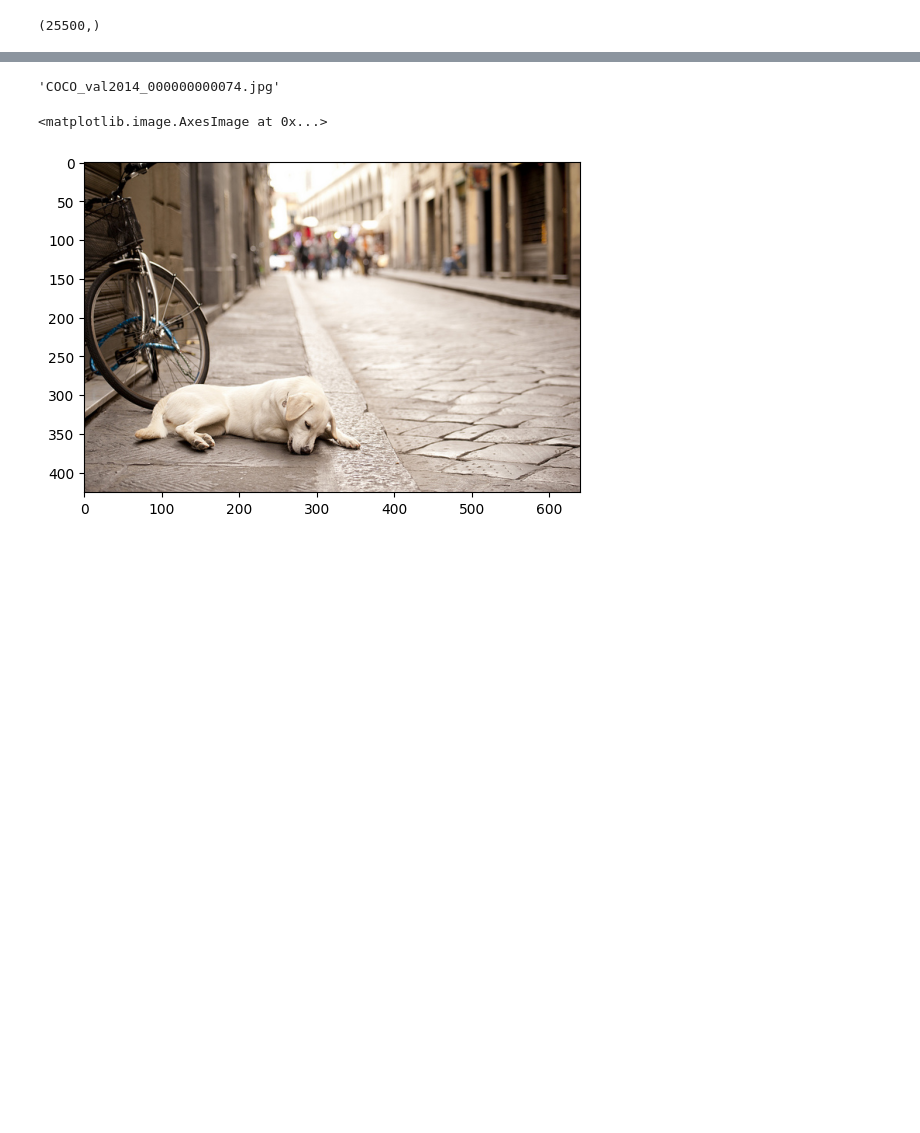
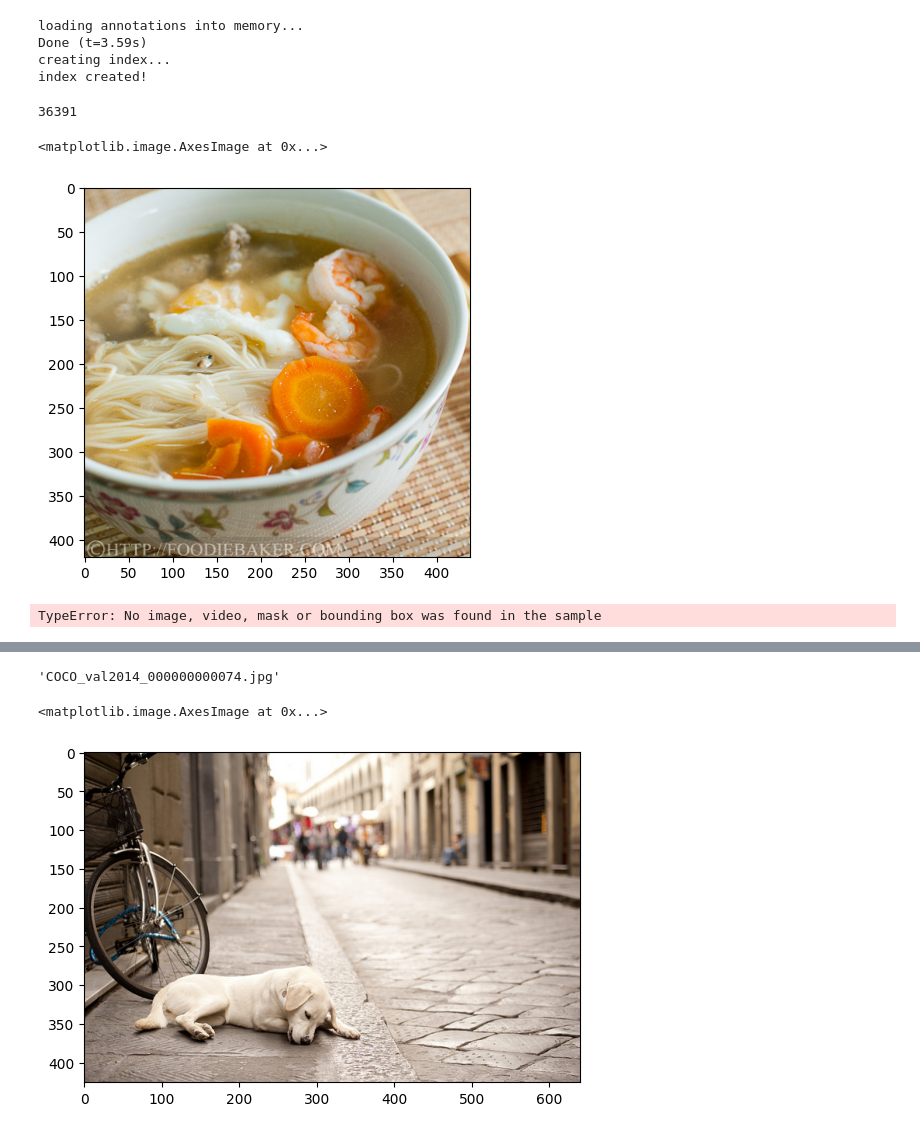
Before and after one commit to mbisan/outlier-detection, a Jupyter notebook: notebooks/test.ipynb, the cells around one changed output, grey strips where cells are left out. Saved outputs shown, nothing was run; the diff lists cells and outputs as text; code cells hidden in the pictures; blank space fills up the shorter version.

Commit message:
coco

```diff
--- a/notebooks/test.ipynb
+++ b/notebooks/test.ipynb
@@ -15,4 +11,0 @@ pedestrian_count = class_counts["4"].to_numpy()
-# %%
-class_counts["files"].to_numpy().shape
-# %% [output]
-(25500,)
@@ -23,0 +14,14 @@ with open("./datasets/COCO2014/annotations2014/annotations/instances_val2014.jso
+# %%
+ds = COCODataset("./datasets/COCO2014", sup_cats=USED_CATEGORIES)
+len(ds)
+# %% [output]
+loading annotations into memory...
+Done (t=3.59s)
+creating index...
+index created!
+36391
+# %%
+plt.imshow(ds[1][0].permute(1, 2, 0))
+# %% [output]
+<matplotlib.image.AxesImage at 0x...>
+[figure, added]
@@ -23,0 +32,4 @@ with open("./datasets/COCO2014/annotations2014/annotations/instances_val2014.jso
+# %%
+plt.imshow(sj(mask))
+# %% [output]
+TypeError: No image, video, mask or bounding box was found in the sample
```
Also changed, not shown: parts of 20 cells of this notebook, 1 other file.
